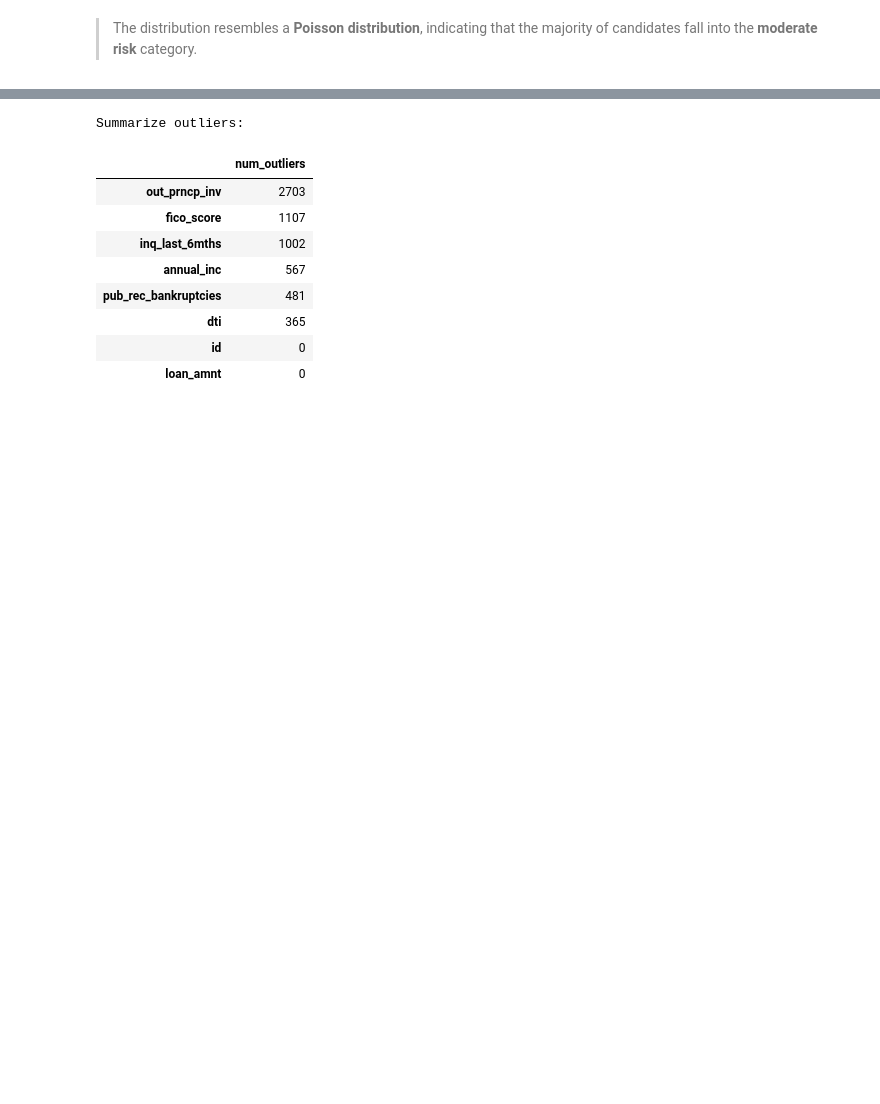
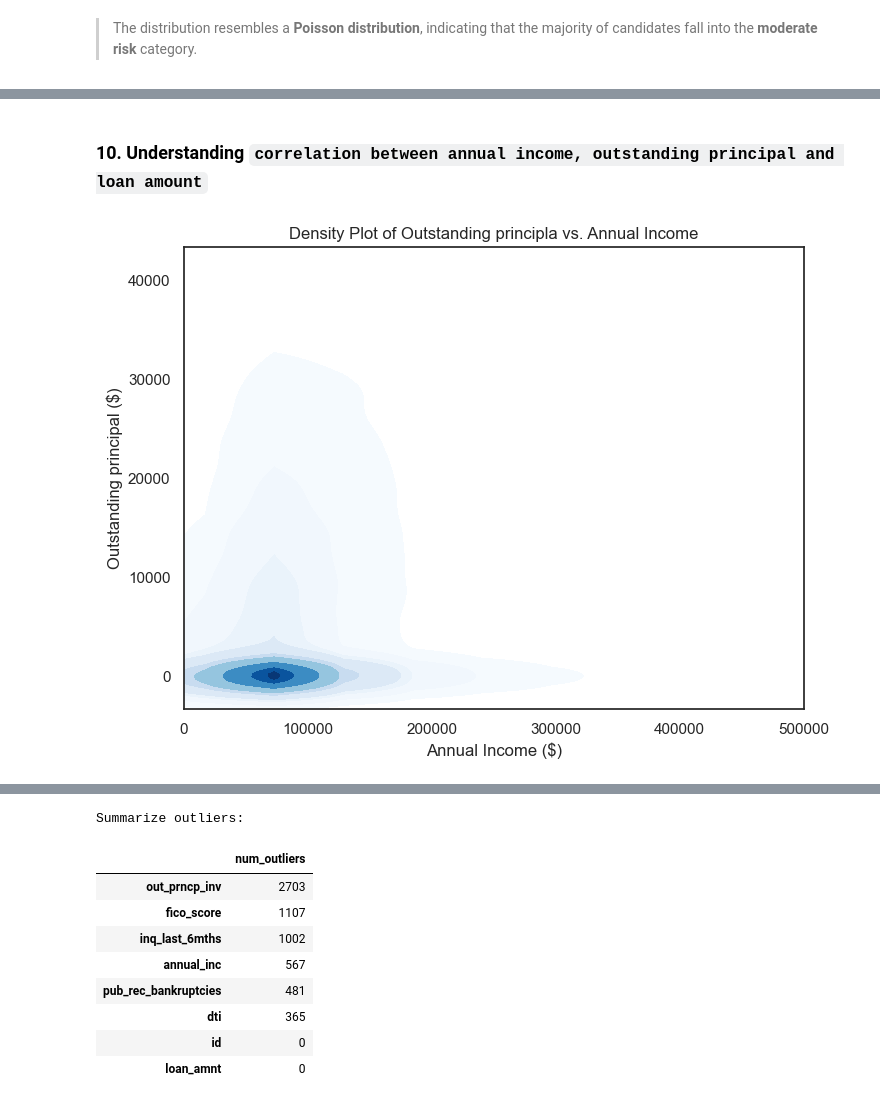
Before and after one commit to hisaylama/Data-Science-in-Finance, a Jupyter notebook: Assignment-1_Hisay_data_cleaning.ipynb, the cells around one changed output, grey strips where cells are left out. Saved outputs shown, nothing was run; the diff lists cells and outputs as text; code cells hidden in the pictures; blank space fills up the shorter version.

```diff
--- a/Assignment-1_Hisay_data_cleaning.ipynb
+++ b/Assignment-1_Hisay_data_cleaning.ipynb
@@ -436,12 +449,14 @@ plt.show()
+# %% [markdown]
+### 10. **Understanding `correlation between annual income, outstanding principal and loan amount`**
 # %%
 # 2D KDE Plot to show density correlation
-# plt.figure(figsize=(8, 6))
-# sns.kdeplot(data=df_numeric, x='annual_inc', y='fico_score',cmap="Blues", fill=True) #kde stands for kernel density estimation
-
-# # Set title and labels
-# plt.title("Density Plot of Fico score vs. Annual Income")
-# plt.xlabel("Annual Income ($)")
-# plt.ylabel("Fico Score")
-# #plt.yscale('log')
-# plt.xlim([1,0.5e6])
-# plt.show()
+plt.figure(figsize=(8, 6))
+sns.kdeplot(data=df_numeric, x='annual_inc', y='out_prncp_inv',cmap="Blues", fill=True) #kde stands for kernel density estimation
+plt.title("Density Plot of Outstanding principla vs. Annual Income")
+plt.xlabel("Annual Income ($)")
+plt.ylabel("Outstanding principal ($)")
+#plt.yscale('log')
+plt.xlim([0,0.5e6])
+plt.show()
+# %% [output]
+[figure, added]
```
Also changed, not shown: parts of 14 cells of this notebook.
